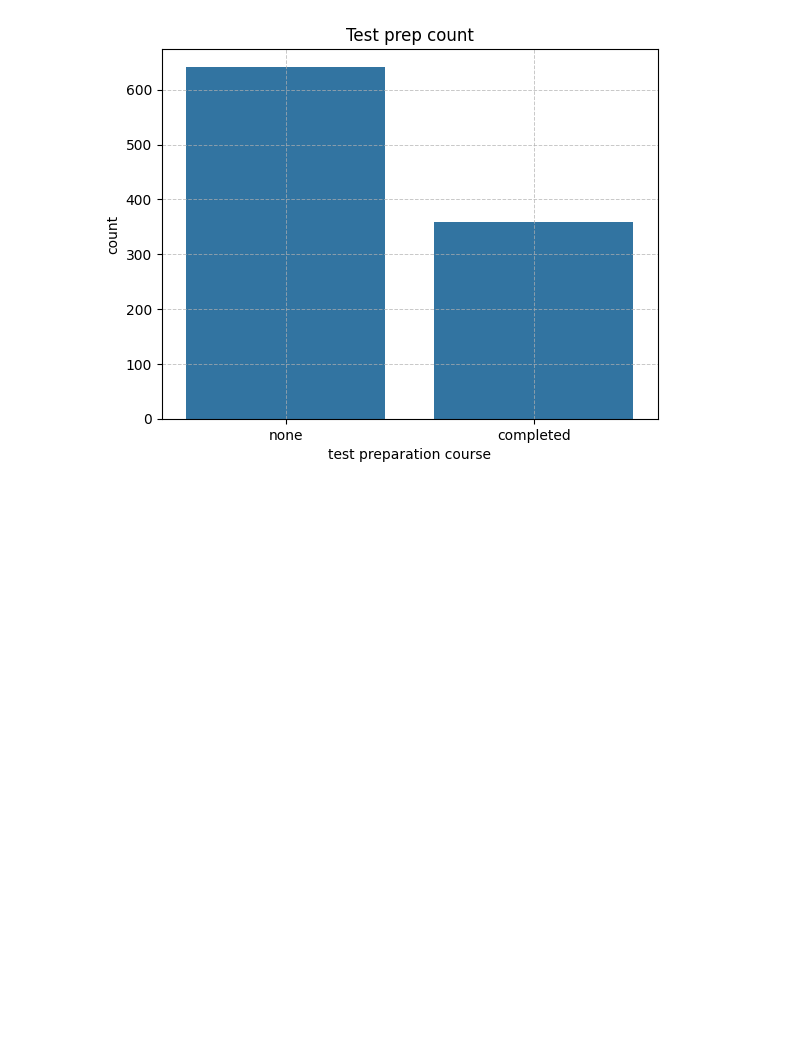
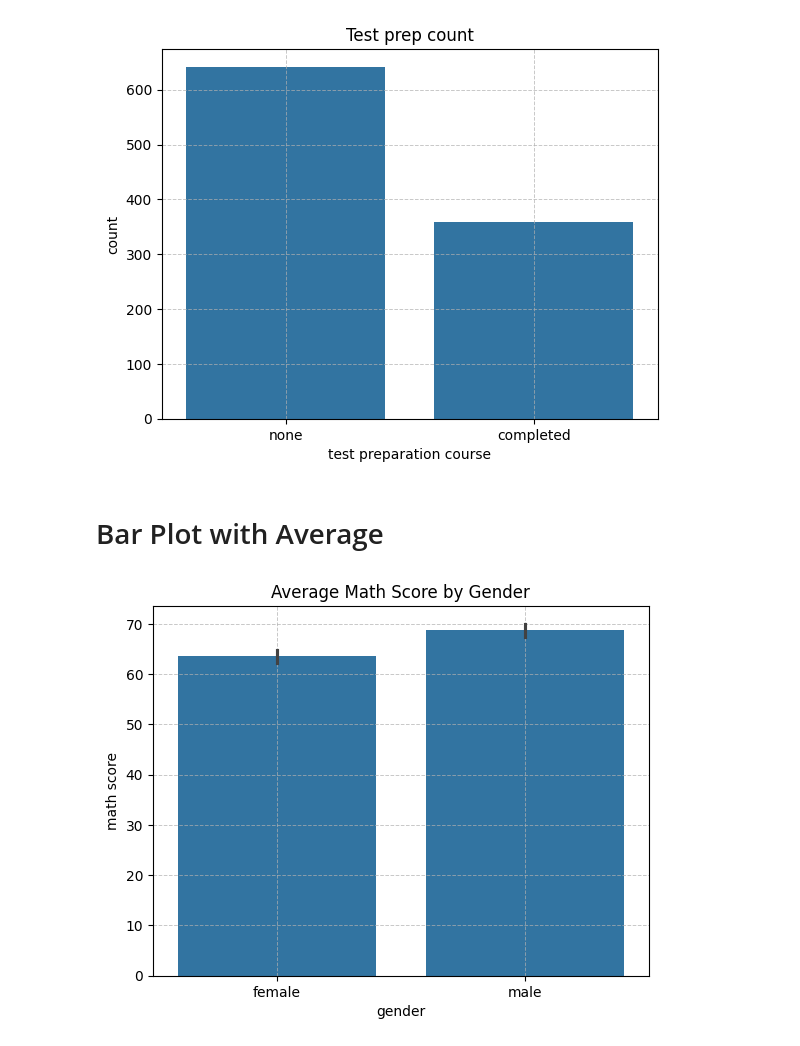
Before and after one commit to Nakib-Nasrullah/Research-Skill, a Jupyter notebook: 6_Matplotlib_and_Seaborn.ipynb, the cells around one changed output. Cells and saved outputs as stored; diff of their text form; code cells hidden in the pictures; blank space fills up the shorter version.

```diff
--- a/6_Matplotlib_and_Seaborn.ipynb
+++ b/6_Matplotlib_and_Seaborn.ipynb
@@ -344,3 +344,13 @@ plt.title('Test prep count')
 plt.show()
 # %% [output]
 [figure]
+# %% [markdown]
+# Bar Plot with Average
+# %%
+# Average math score by gender
+sns.barplot(data=students, x='gender', y='math score')
+plt.grid(True, which="both", linestyle='--', linewidth=0.7, alpha=0.7)
+plt.title("Average Math Score by Gender")
+plt.show()
+# %% [output]
+[figure, added]
```
